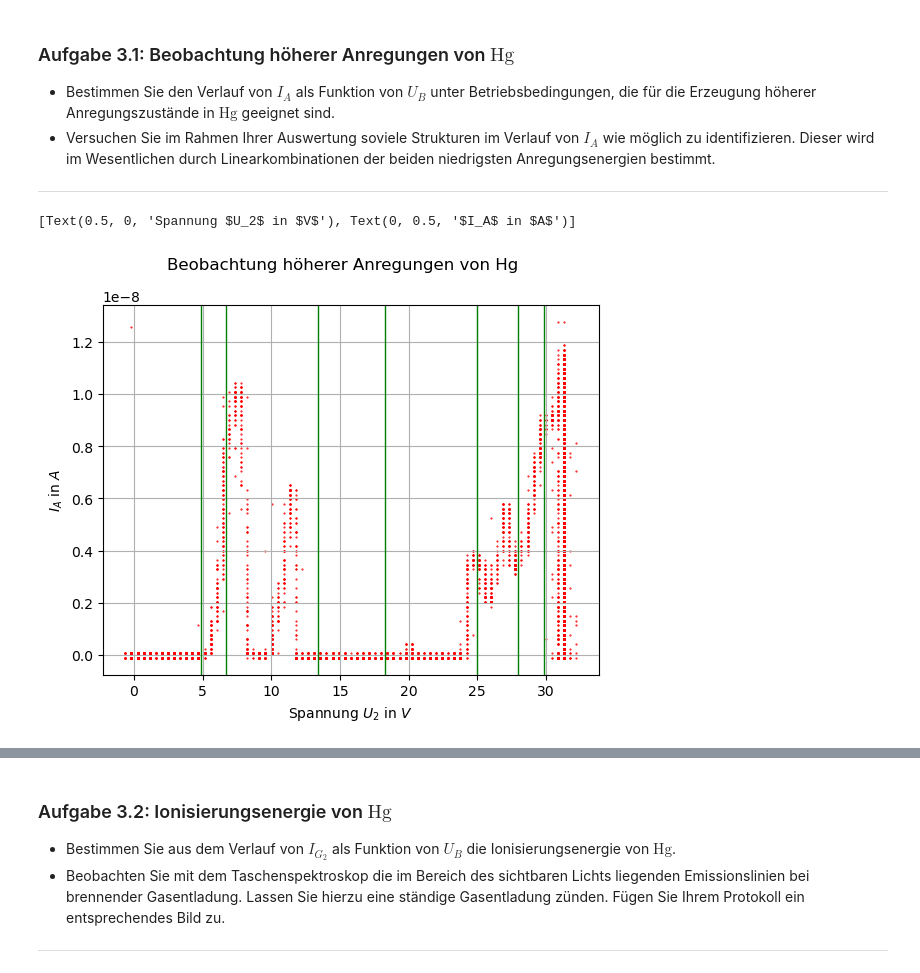
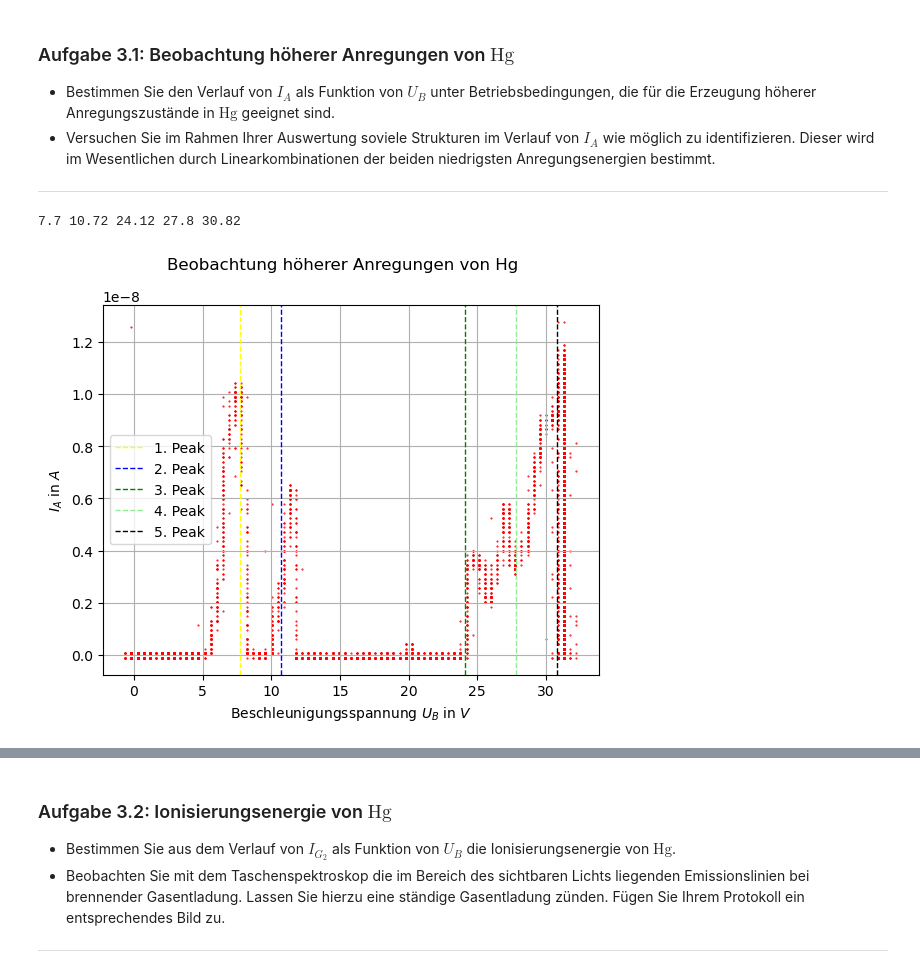
Before and after one commit to MRNock04/P2, a Jupyter notebook: Franck_Hertz_Versuch/Franck_Hertz_Versuch.ipynb, the cells around one changed output, grey strips where cells are left out. Saved outputs shown, nothing was run; the diff lists cells and outputs as text; code cells hidden in the pictures.

```diff
--- a/Franck_Hertz_Versuch/Franck_Hertz_Versuch.ipynb
+++ b/Franck_Hertz_Versuch/Franck_Hertz_Versuch.ipynb
@@ -349,27 +349,33 @@ Untersuchen Sie höhere Anregungen von $\mathrm{Hg}$ und schätzen Sie seine Ion
 # %%
 U_H = 4.53
 U_3 = 2.47
 df_Afg3 = pd.read_csv("Messungen/Afg3.csv" , delimiter=";", decimal=".")
 U_2_3, I_A_3 = np.array(df_Afg3["Kanal B"][4:], dtype=np.float32) , np.array(df_Afg3["Kanal A"][4:], dtype=np.float32)*10**(-9)
 
-
+a = 4.86 # V
+b = 6.7 # V
+U_th = 1
 
 fig1, ax1 = plt.subplots()
 ax1.scatter(U_2_3, I_A_3, s=1, marker=".", c="red" )
-ax1.axvline(x=4.86, color="green", linewidth=1.)
-ax1.axvline(x=6.7, color="green", linewidth=1.)
-ax1.axvline(x=2*6.7, color="green", linewidth=1.)
-ax1.axvline(x=2*6.7+4.86, color="green", linewidth=1.)
-ax1.axvline(x=2*6.7+3*4.86, color="green", linewidth=1.)
-ax1.axvline(x=3*6.7+4.86, color="green", linewidth=1.)
-ax1.axvline(x=3*6.7+2*4.86, color="green", linewidth=1.)
+# 1. Peak
+ax1.axvline(x= b + U_th , color="yellow", linewidth=1., linestyle="--", label="1. Peak")
+# 2. Peak
+ax1.axvline(x= 2 * a + U_th , color="blue", linewidth=1., linestyle="--", label="2. Peak")
+# 3. Peak
+ax1.axvline(x= 2 * b + 2 * a + U_th , color="green", linewidth=1., linestyle="--", label="3. Peak")
+# 4. Peak
+ax1.axvline(x= 4 * b + U_th , color="lightgreen", linewidth=1., linestyle="--", label="4. Peak")
+# 5. Peak
+ax1.axvline(x= 3 * b + 2 * a + U_th , color="black", linewidth=1., linestyle="--", label="5. Peak")
 
-
-ax1.grid()
+ax1.grid(), ax1.legend()
 
 fig1.suptitle("Beobachtung höherer Anregungen von Hg")
-ax1.set(xlabel="Spannung $U_2$ in $V$", ylabel="$I_A$ in $A$")
+ax1.set(xlabel="Beschleunigungsspannung $U_B$ in $V$", ylabel="$I_A$ in $A$")
+
+print(b + U_th , 2 * a + U_th , 2 * b + 2 * a + U_th , 4 * b + U_th , 3 * b + 2 * a + U_th )
 # %% [output]
-[Text(0.5, 0, 'Spannung $U_2$ in $V$'), Text(0, 0.5, '$I_A$ in $A$')]
+7.7 10.72 24.12 27.8 30.82
-[figure, old version]
+[figure, new version]
 # %% [markdown]
```
Also changed, not shown: parts of 5 cells of this notebook.
